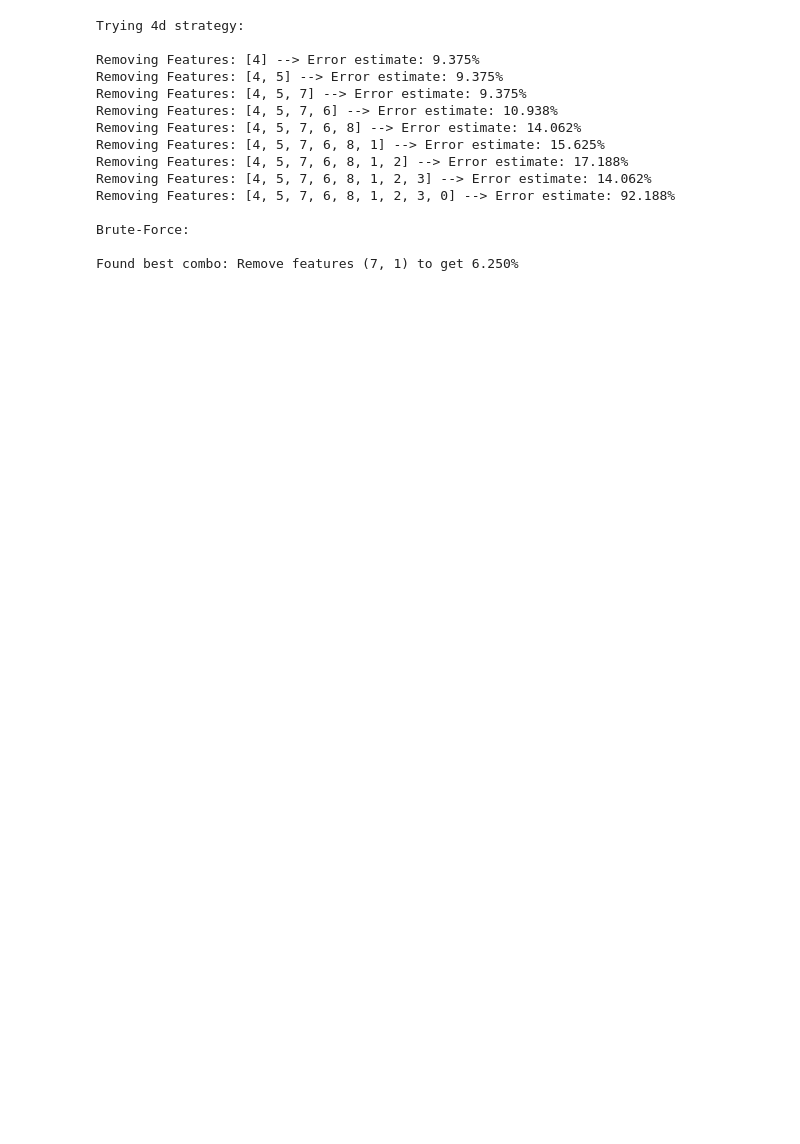
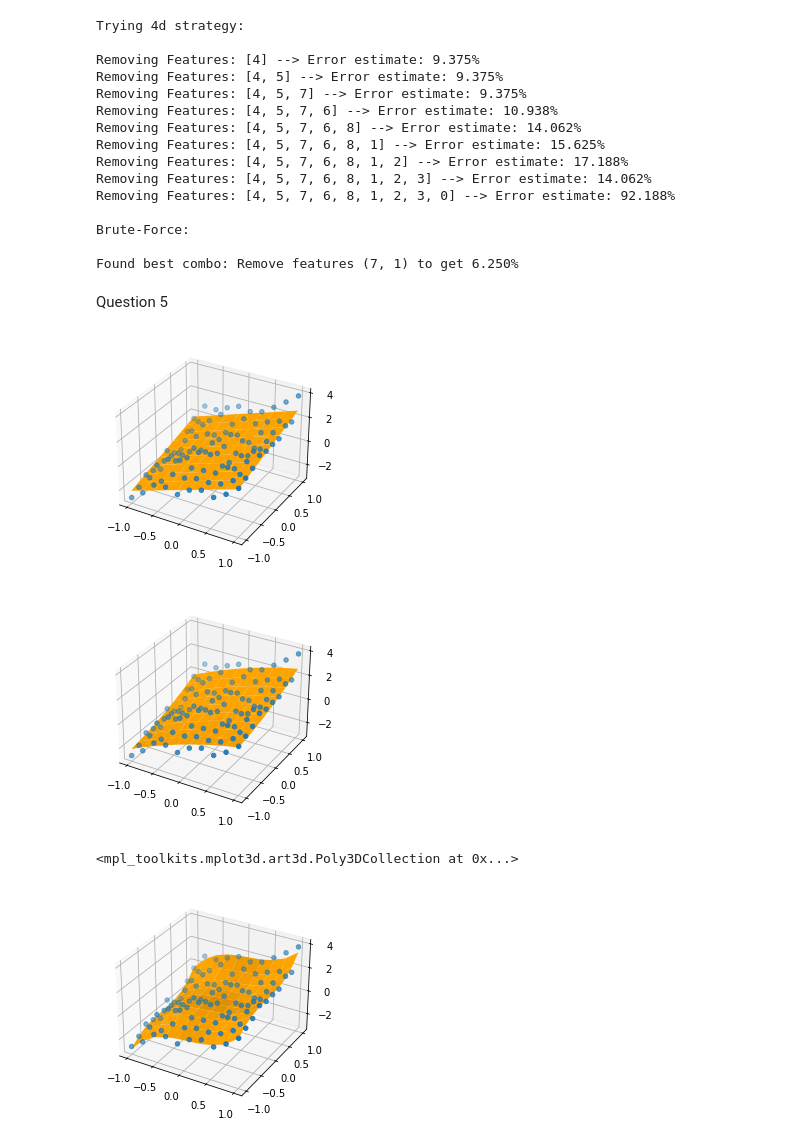
Before and after one commit to georgelord0/CMSC25300-Homeworks, a Jupyter notebook: hw2.ipynb, the cells around one changed output. Saved outputs shown, nothing was run; the diff lists cells and outputs as text; code cells hidden in the pictures; blank space fills up the shorter version.

```diff
--- a/hw2.ipynb
+++ b/hw2.ipynb
@@ -149,3 +133,54 @@ Removing Features: [4, 5, 7, 6, 8, 1, 2, 3, 0] --> Error estimate: 92.188%
 Brute-Force:
 
 Found best combo: Remove features (7, 1) to get 6.250%
+# %% [markdown]
+Question 5
+# %%
+import numpy as np
+import matplotlib.pyplot as plt
+# File available on Canvas
+data = np.load("polydata_2D.npz")
+x1 = np.ravel(data["x1"])
+x2 = np.ravel(data["x2"])
+y = data["y"]
+N = x1.size
+p = np.zeros((3, N))
+
+
+#TODO
+for d in [1 ,2 ,3]:
+    # Generate the X matrix for this d
+    X_1 = np.vander(x1, d+1, increasing=True)
+    X_2 = np.vander(x2, d+1, increasing=True)
+    X = np.hstack((X_1, X_2[:,1:])) #Found via numpy docs
+
+    # Find the least - squares weight matrix w_d
+    weights_d = get_weights(X, y)
+
+    # Evaluate the best - fit polynomial at each point ( x1 , x2 )
+    X_w = np.dot(X, weights_d.T)
+    # and store the result in the corresponding column of p
+    p[d-1] = X_w
+
+# Plot the degree 1 surface
+Z1 = p[0,:].reshape(data["x1"].shape)
+ax = plt.axes(projection='3d')
+ax.scatter(data["x1"], data["x2"], y)
+ax.plot_surface (data["x1"], data ["x2"], Z1, color="orange")
+plt.show()
+# Plot the degree 2 surface
+Z2 = p[1,:].reshape(data["x1"].shape)
+ax = plt.axes(projection="3d")
+ax.scatter(data["x1"], data["x2"], y )
+ax.plot_surface(data["x1"], data["x2"], Z2, color="orange")
+plt.show()
+# Plot the degree 3 surface
+Z3 = p[2,:].reshape(data["x1"].shape)
+ax = plt.axes(projection="3d")
+ax.scatter(data["x1"], data["x2"], y )
+ax.plot_surface(data["x1"], data["x2"], Z3 , color="orange")
+# %% [output]
+[figure, added]
+[figure, added]
+<mpl_toolkits.mplot3d.art3d.Poly3DCollection at 0x...>
+[figure, added]
```
Also changed, not shown: parts of 5 cells of this notebook, 1 other file.
